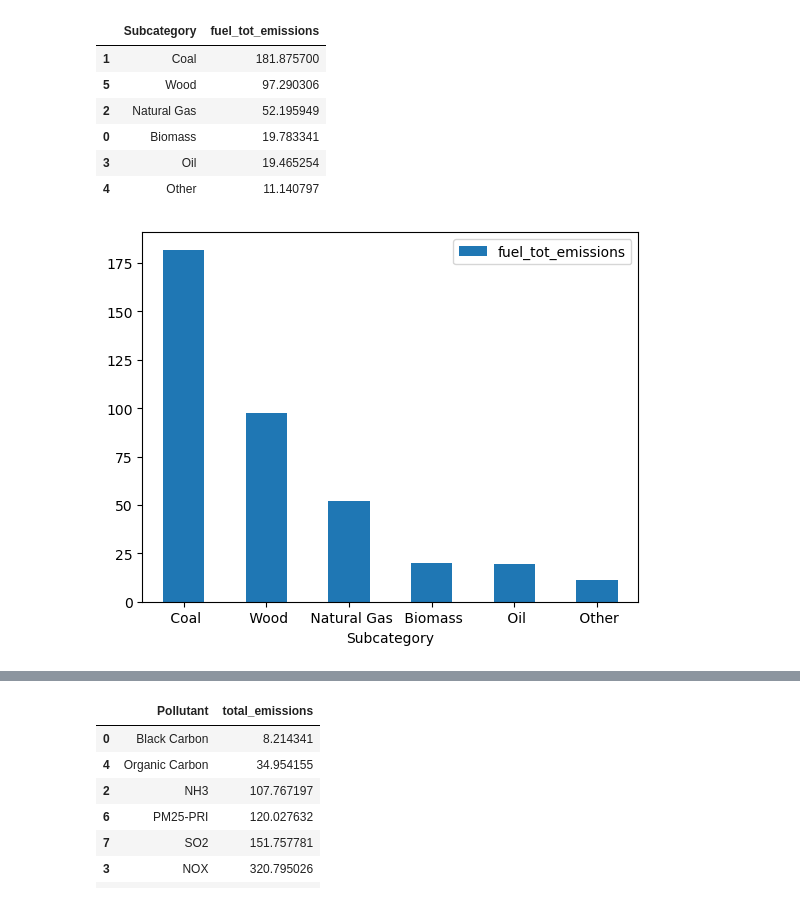
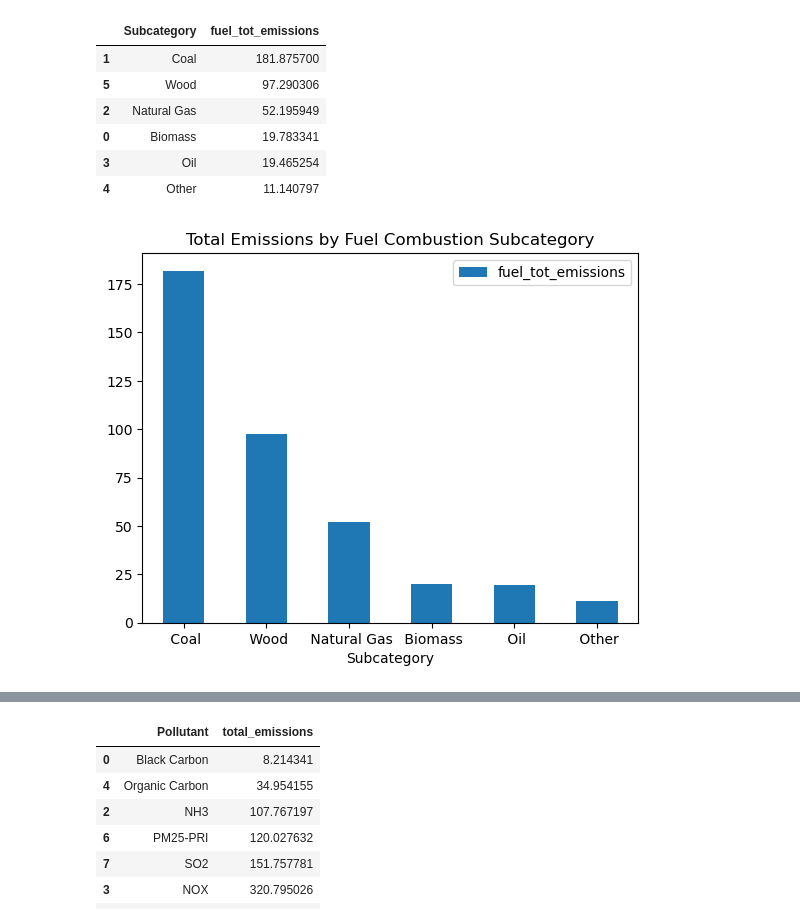
Before and after one commit to ShamithaJino/Air-Pollution-Analysis, a Jupyter notebook: notebook/sector_state_emission_analysis.ipynb, the cells around one changed output, grey strips where cells are left out. Saved outputs shown, nothing was run; the diff lists cells and outputs as text; code cells hidden in the pictures.

```diff
--- a/notebook/sector_state_emission_analysis.ipynb
+++ b/notebook/sector_state_emission_analysis.ipynb
@@ -358,6 +359,7 @@ fuel_subcategory_df
 | 4 | Other | 11.140797 |
 # %%
 fuel_subcategory_df.plot(kind='bar', x='Subcategory', y='fuel_tot_emissions', rot=0)
+plt.title('Total Emissions by Fuel Combustion Subcategory')
 plt.show()
 # %% [output]
-[figure, old version]
+[figure, new version]
```
Also changed, not shown: parts of 5 cells of this notebook, 1 other file.
